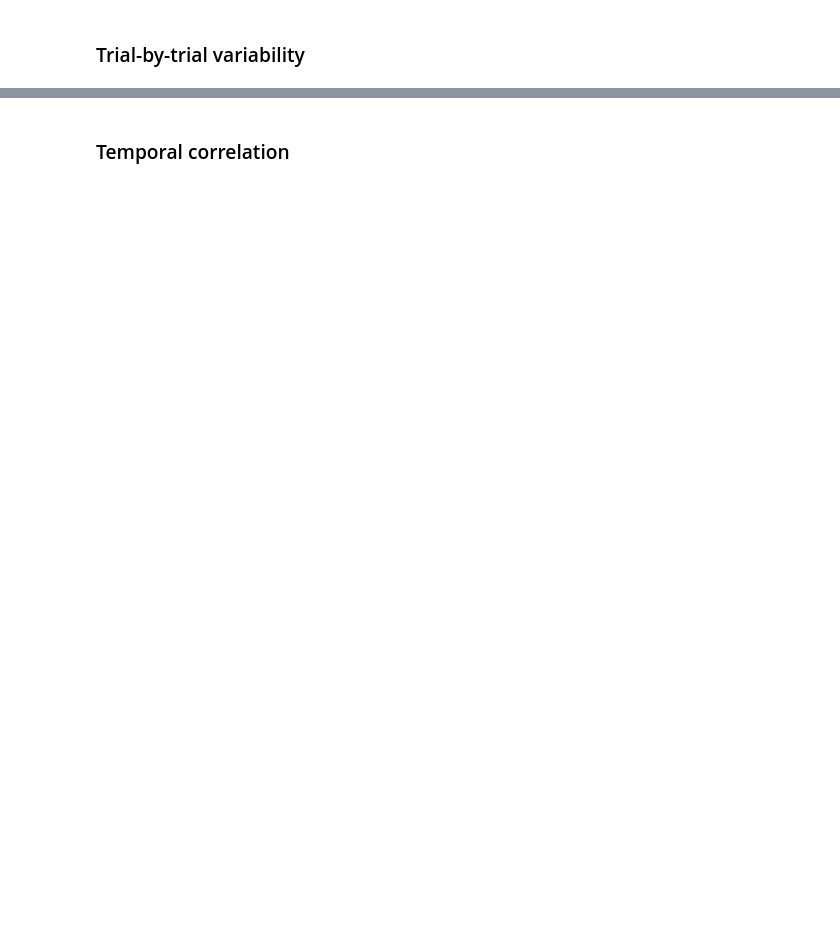
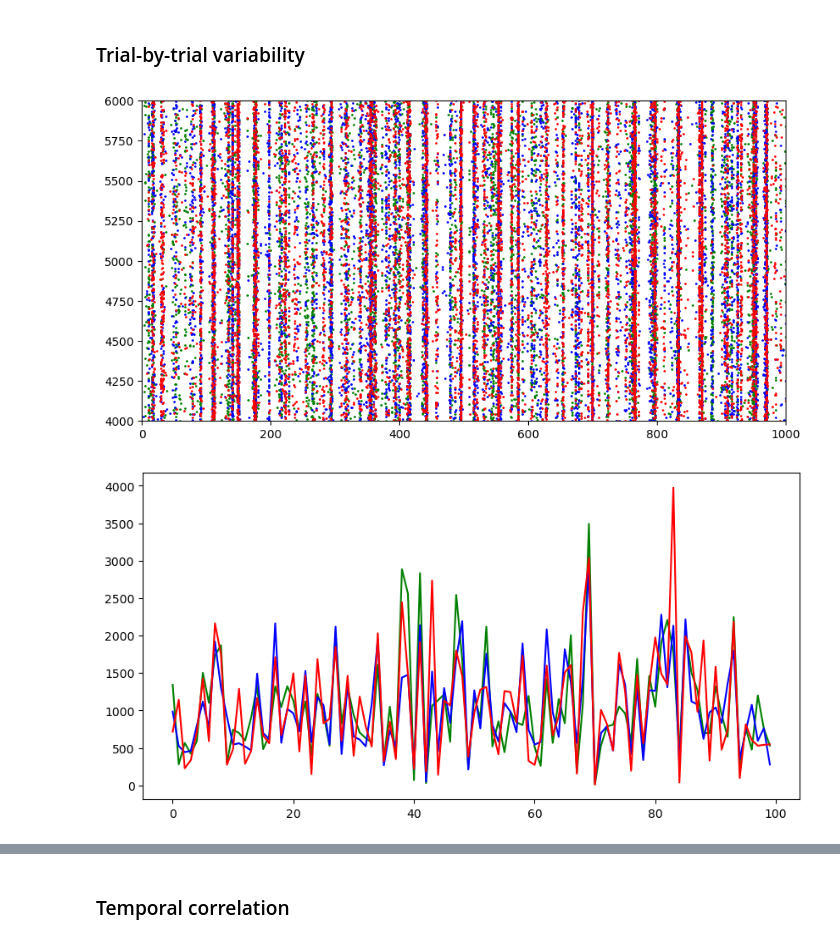
Before and after one commit to weirdoglh/FSInet, a Jupyter notebook: fig.ipynb, the cells around one changed output, grey strips where cells are left out. Cells and saved outputs as stored; diff of their text form; code cells hidden in the pictures; blank space fills up the shorter version.

```diff
--- a/fig.ipynb
+++ b/fig.ipynb
@@ -15,13 +16,52 @@ D = 3.0
 recpath = './data/var-D%.1f'%D
 epoch = 10
 T, dt = 2500, 0.1
-Nm = 400
+Nm = 10000
 
-# Nfs = np.arange(0, 141, 20, dtype=int)
-Nfs = np.arange(0, 101, 20, dtype=int)
-Ws = np.array([0.01, 0.02, 0.04, 0.06, 0.08, 0.1, 0.15, 0.2, 0.25])
+Nfs = np.array([0, 100, 200, 300, 400, 600, 800, 1000])
+Ws = np.array([-0.01, 0.01, 0.02, 0.04, 0.06, 0.08, 0.1, 0.15, 0.2, 0.25])
 
-extract = False
+extract = True
+# %%
+Nf = 100
+W = 0.1
+
+label = '/Nf%d-W%.2f/'%(Nf, W)
+data = np.load(recpath + label + 'spk.npz')
+es, ts = data.f.arr_0, data.f.arr_1
+
+colors = ['green', 'blue', 'red']
+
+plt.figure(figsize=(10, 5))
+for e, c in enumerate(colors):
+    ta, tb = e*T+500, (e+1)*T
+    idx = (ts>=ta) & (ts<tb) & (es<=2*Nm)
+    plt.scatter(ts[idx]-ta, es[idx], s=1, c=c)
+    plt.xlim(0, 1000)
+    plt.ylim(4000, 6000)
+plt.show()
+
+if Nf > 0:
+    nNums = [Nm, Nf]
+else:
+    nNums = [Nm, 1]
+
+binsize = 20
+
+plt.figure(figsize=(10, 5))
+for e, c in enumerate(colors):
+    ta, tb = e*T+500, (e+1)*T
+    idx = (ts>=ta) & (ts<tb) & (es<=2*Nm)
+
+    idBins = np.concatenate([[0], np.cumsum(nNums)]) + 1
+    tmBins = np.arange(0, T+1-500, binsize)
+    rates = np.histogram2d(ts[idx]-ta, es[idx], bins=[tmBins, idBins])[0]
+
+    plt.plot(rates[:,0], c=c)
+plt.show()
+# %% [output]
+[figure, added]
+[figure, added]
 # %%
 if extract:
     #  extract data from raw recordings
```
Also changed, not shown: parts of 10 cells of this notebook, 6 other files.
